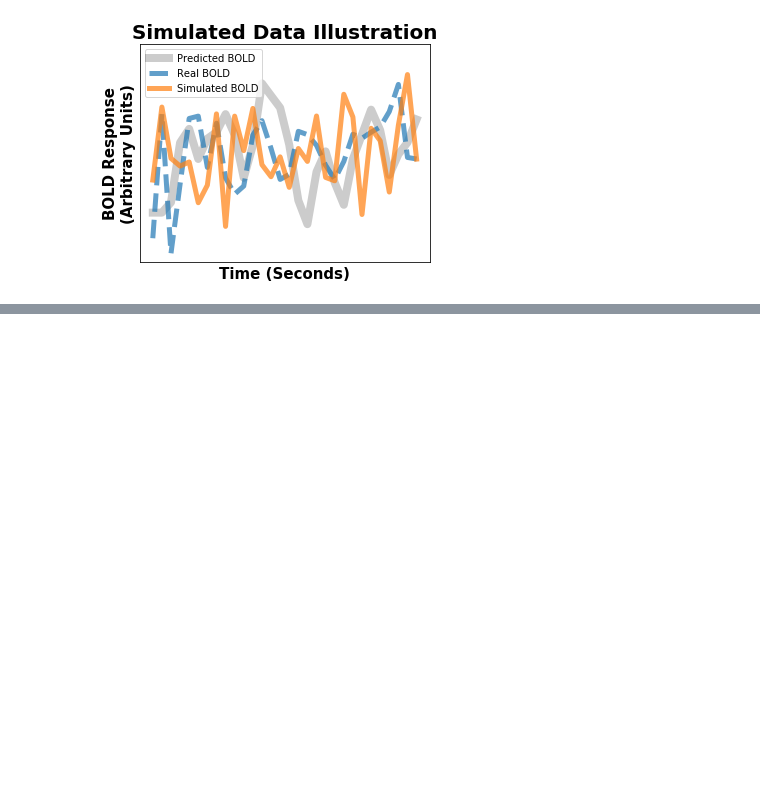
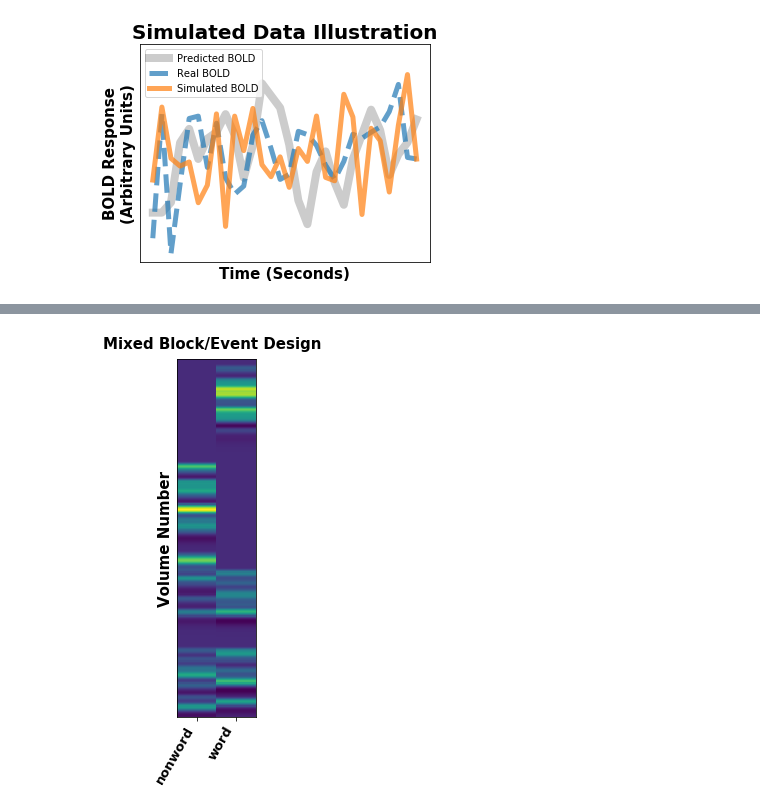
Before and after one commit to jdkent/BetaSeriesRealDataAnalysis, a Jupyter notebook: introductionFigures/introduction_figures.ipynb, the cells around one changed output, grey strips where cells are left out. Cells and saved outputs as stored; diff of their text form; code cells hidden in the pictures; blank space fills up the shorter version.

```diff
--- a/introductionFigures/introduction_figures.ipynb
+++ b/introductionFigures/introduction_figures.ipynb
@@ -466,0 +622,3 @@ save_eps(fig, "./outputs/methods-simulation_example_separate")
+# %%
+mixed_event_df = pd.DataFrame({"trial_type": mixed_trial_type, "onset": mixed_block_onsets, "duration": [1] * len(mixed_block_onsets)})
+mixed_event_df.head()
@@ -466,0 +632,13 @@ save_eps(fig, "./outputs/methods-simulation_example_separate")
+# %%
+mixed_frame_times = np.arange(int(mixed_block_onsets.max()) + 16)
+mixed_design_matrix = dm.make_first_level_design_matrix(mixed_frame_times, events=mixed_event_df, high_pass=0.0).loc[:,'nonword':'word']
+fig, ax = plt.subplots(figsize=(2, 6))
+
+plot_design_matrix(mixed_design_matrix, rescale=False, ax=ax)
+ax.set_xticklabels(ax.get_xticklabels(), weight="heavy", size=13)
+ax.set_yticks([])
+ax.set_ylabel("Volume Number", fontdict={"weight": "heavy"}, size=15);
+fig.suptitle("Mixed Block/Event Design", fontsize=15, fontweight='heavy', x=0.60, y=1.02);
+save_eps(fig, "./outputs/mixed_design")
+# %% [output]
+[figure, added]
```
Also changed, not shown: parts of 16 cells of this notebook, 13 other files.
